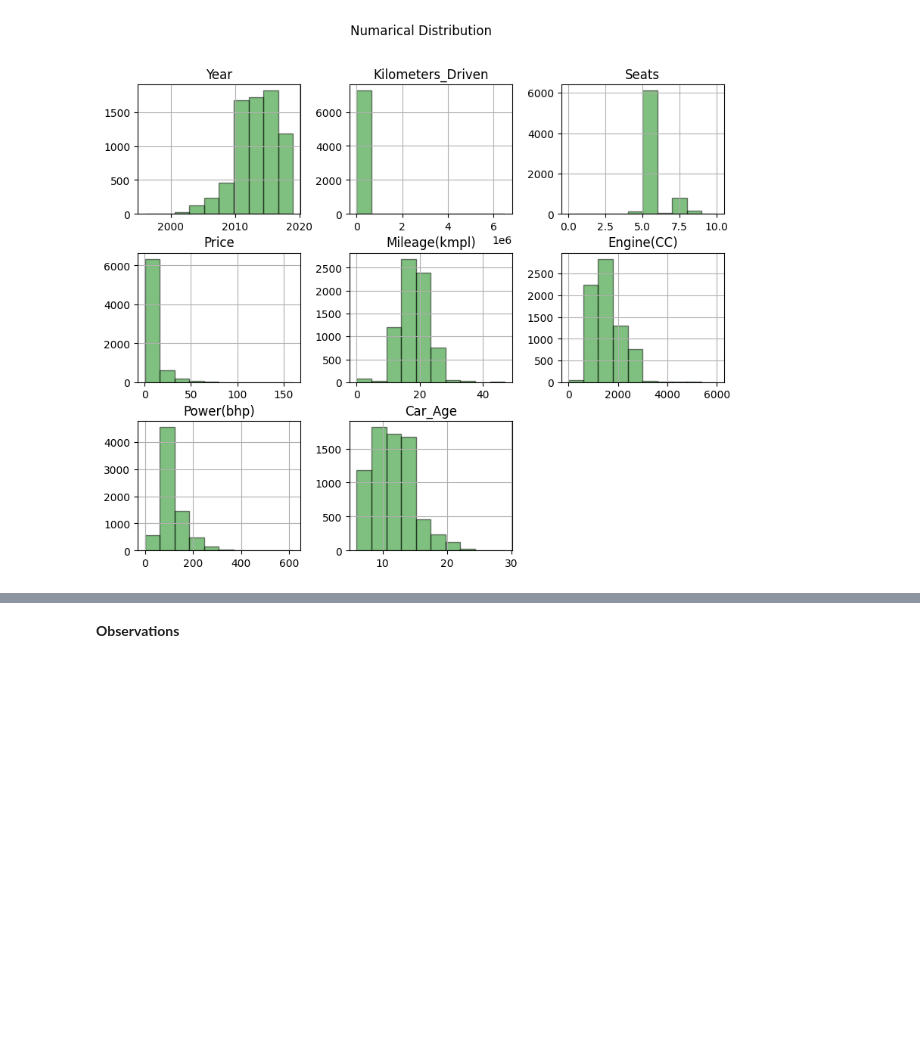
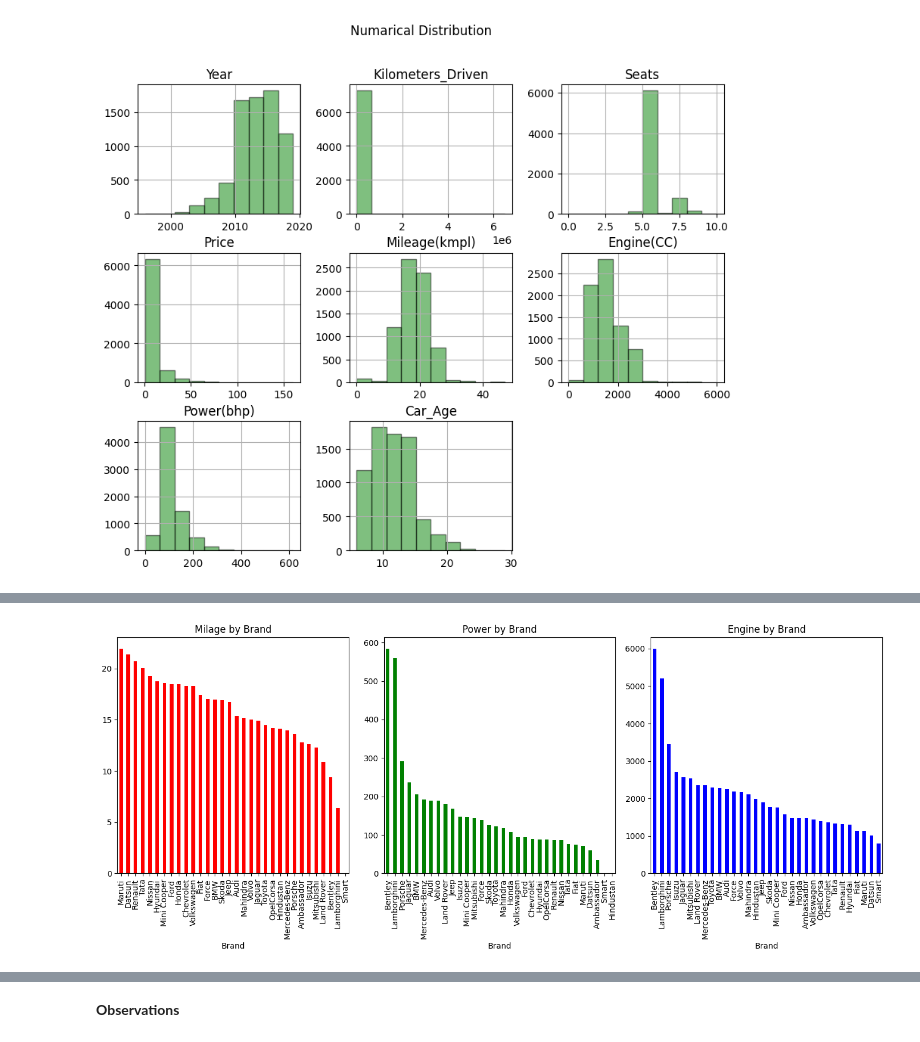
Before and after one commit to karthik-k11/Machine-Learning, a Jupyter notebook: EDA/car_EDA.ipynb, the cells around one changed output, grey strips where cells are left out. Cells and saved outputs as stored; diff of their text form; code cells hidden in the pictures; blank space fills up the shorter version.

```diff
--- a/EDA/car_EDA.ipynb
+++ b/EDA/car_EDA.ipynb
@@ -306,17 +378,18 @@ engine
 # %%
-fig, ax= plt.subplots(1,3, figsize=(14, 6))
+fig,ax=plt.subplots(1,3,figsize=(14,6))
+mileage.plot(kind='bar',ax=ax[0],color='r')
+ax[0].set_title('Milage by Brand')
 
-mileage.plot(kind='bar', ax=ax[0], color= 'blue')
-ax[0].set_title('Mileage By Brand')
+power.plot(kind='bar',ax=ax[1],color='g')
+ax[1].set_title('Power by Brand')
 
-power.plot(kind='bar', ax=ax[1], color= 'blue')
-ax[1].set_title('Power By Brand')
-
-engine.plot(kind='bar', ax=ax[2], color= 'blue')
-ax[2].set_title('Engine By Brand')
+engine.plot(kind='bar',ax=ax[2],color='b')
+ax[2].set_title('Engine by Brand')
 
 plt.tight_layout()
 plt.show()
+# %% [output]
+[figure, added]
 # %%
 features =[
     ('Location', 'Location by Price'),
```
Also changed, not shown: parts of 6 cells of this notebook, 1 other file.
